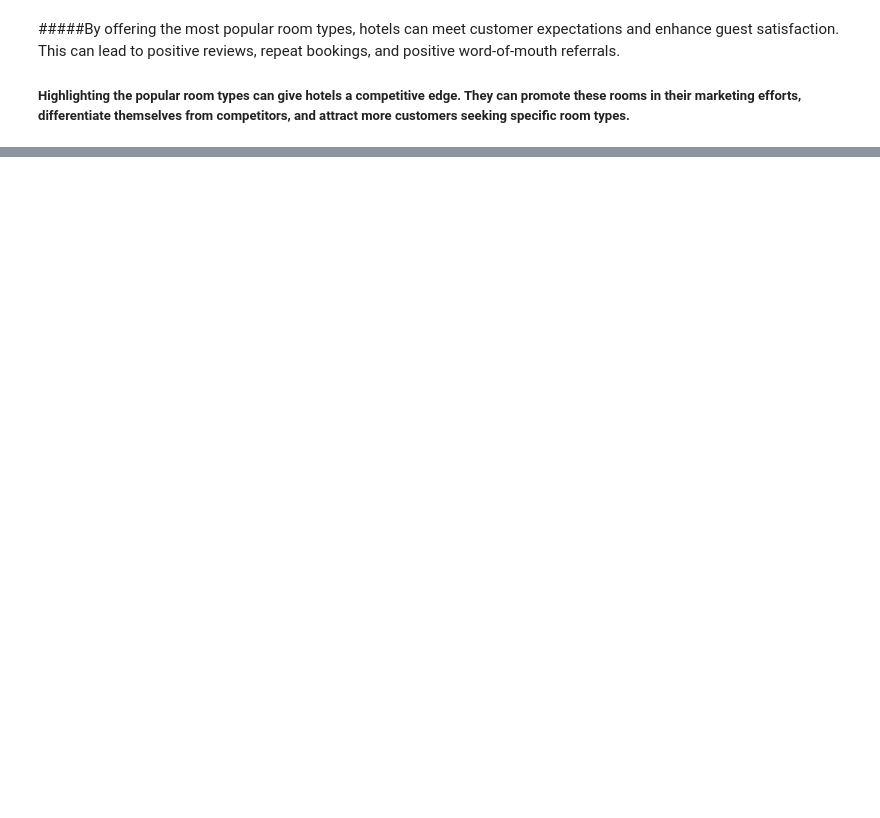
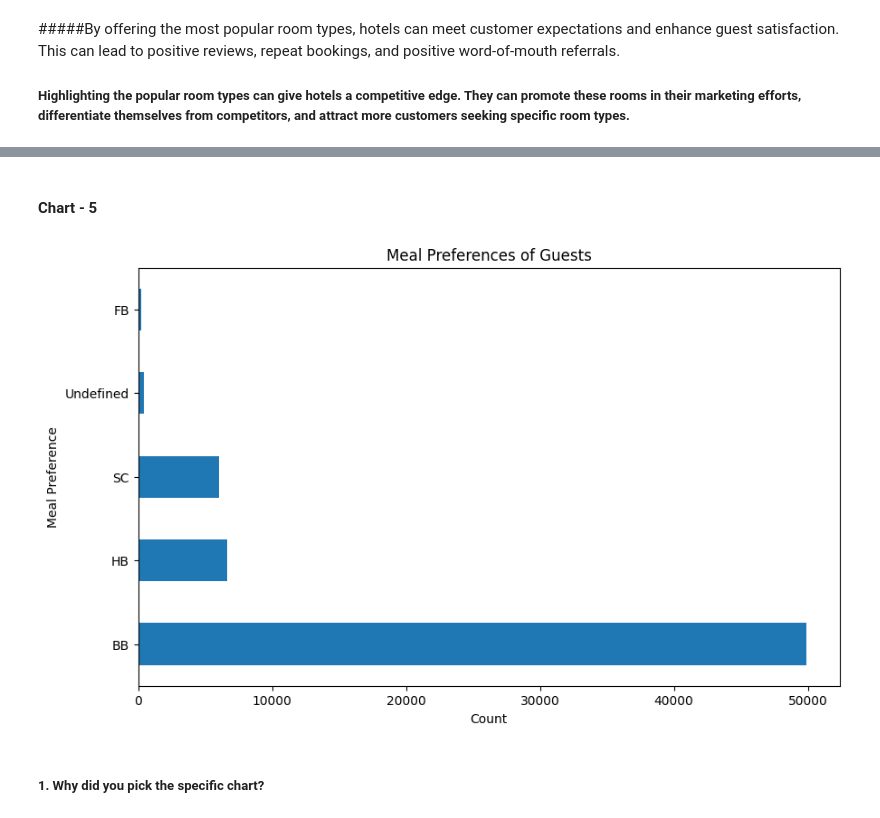
Before and after one commit to Sakshi1127/almabettercapstoneproject, a Jupyter notebook: EDA_Hotel_Booking_analysis.ipynb, the cells around one changed output, grey strips where cells are left out. Cells and saved outputs as stored; diff of their text form; code cells hidden in the pictures; blank space fills up the shorter version.

```diff
--- a/EDA_Hotel_Booking_analysis.ipynb
+++ b/EDA_Hotel_Booking_analysis.ipynb
@@ -522,0 +602,2 @@ The insights gained from the analysis can be used in marketing and promotional e
+# %% [markdown]
+#### Chart - 5
@@ -522,0 +606,15 @@ The insights gained from the analysis can be used in marketing and promotional e
+# %%
+# Count the occurrences of each meal preference
+meal_counts = data_set['meal'].value_counts()
+
+# Plot the horizontal bar chart
+plt.figure(figsize=(10, 6))
+meal_counts.plot(kind='barh')
+plt.title('Meal Preferences of Guests')
+plt.xlabel('Count')
+plt.ylabel('Meal Preference')
+plt.show()
+# %% [output]
+[figure, added]
+# %% [markdown]
+##### 1. Why did you pick the specific chart?
```
Also changed, not shown: parts of 26 cells of this notebook.
